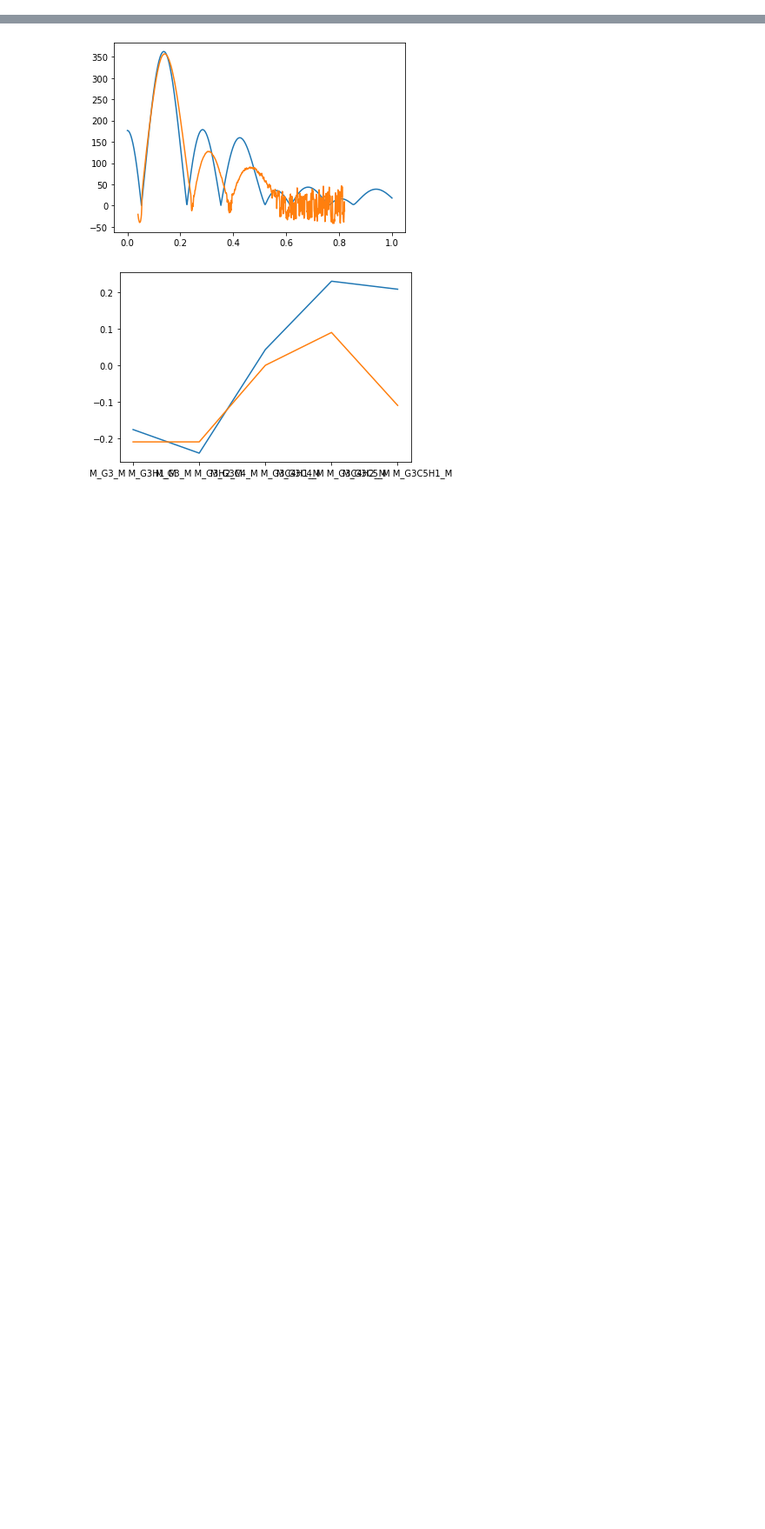
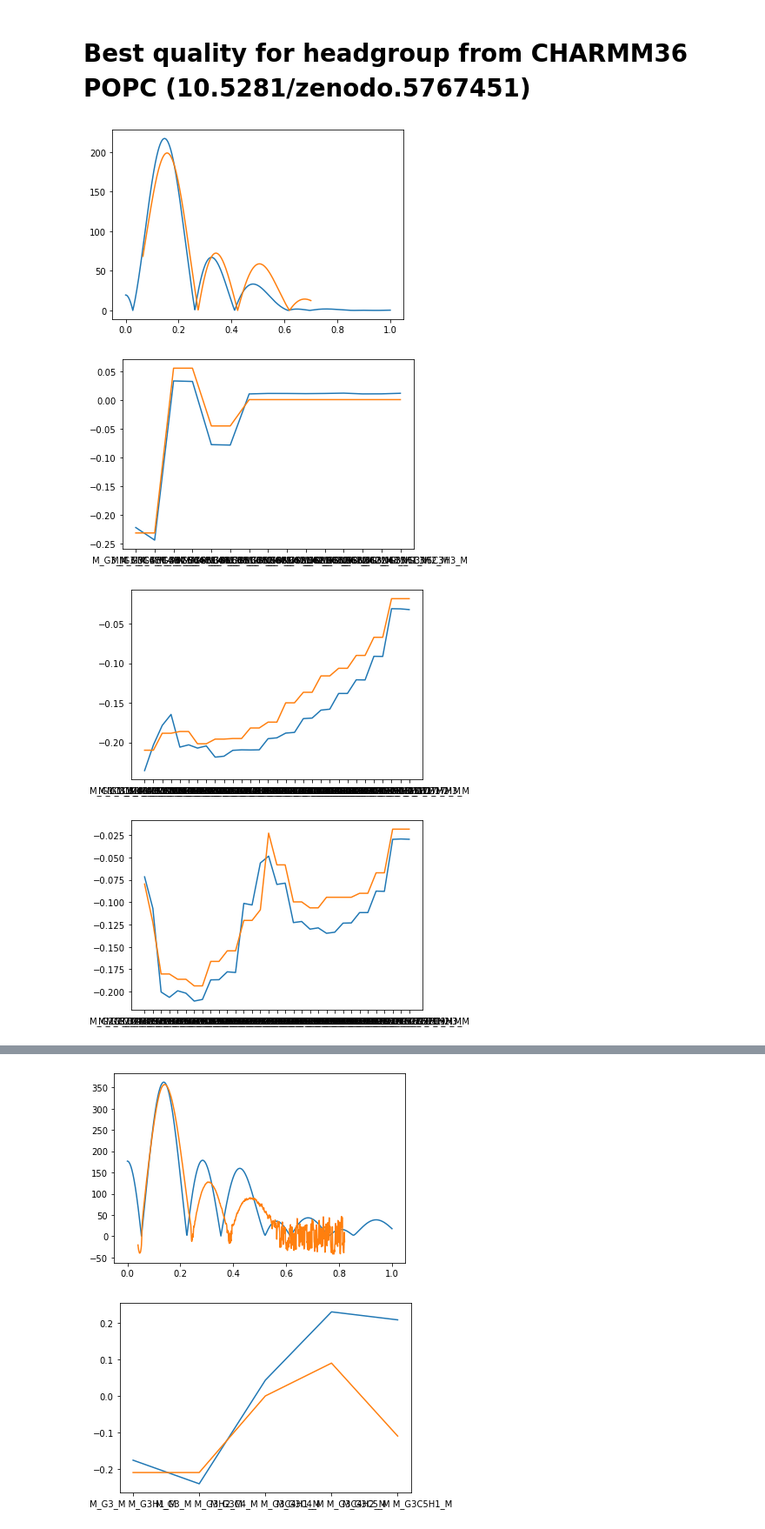
Before and after one commit to NMRLipids/DataBankManuscript, a Jupyter notebook: scripts/plotSimulation.ipynb, the cells around one changed output, grey strips where cells are left out. Shown: that part at 87% size. Drawn from its saved outputs; the diff is of its cells as text; code cells hidden in the pictures; blank space fills up the shorter version.

```diff
--- a/scripts/plotSimulation.ipynb
+++ b/scripts/plotSimulation.ipynb
@@ -101,0 +129,9 @@ def plotSimulation(path, lipid):
+# %% [markdown]
+# Best quality for headgroup from CHARMM36 POPC (10.5281/zenodo.5767451)
+# %%
+plotSimulation('Simulations/289/db0/289db0867ffc0e8e7a58ffc7c617f69eb7c60e82/1e1325dc1168c632b9978eaab70e8df6e34afbf3/','POPC')
+# %% [output]
+[figure, added]
+[figure, added]
+[figure, added]
+[figure, added]
```
Also changed, not shown: parts of 10 cells of this notebook.
